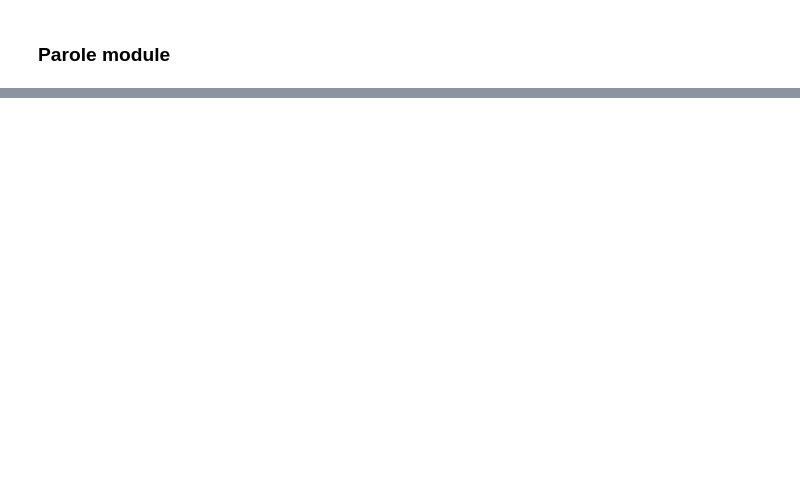
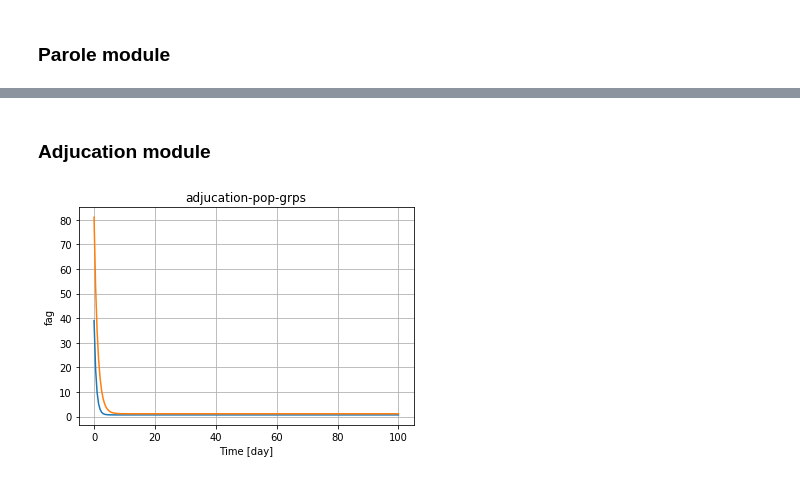
Before and after one commit to dpploy/cortix-nb, a Jupyter notebook: run_justice.ipynb, the cells around one changed output, grey strips where cells are left out. Saved outputs shown, nothing was run; the diff lists cells and outputs as text; code cells hidden in the pictures; blank space fills up the shorter version.

```diff
--- a/run_justice.ipynb
+++ b/run_justice.ipynb
@@ -273,6 +283,7 @@ cortix.modules
 
 prison=cortix.modules[0]
 parole=cortix.modules[1]
+adjucation=cortix.modules[2]
 # %% [markdown]
 ### Prison module<a id="prison"></a>
 # %%
@@ -301,0 +313,13 @@ plt.show()
+# %% [markdown]
+### Adjucation module<a id="parole"></a>
+# %%
+'''Adjucation Module State'''
+
+population_phase = adjucation.state
+(fag_quant, time_unit) = population_phase.get_quantity_history('fag')
+
+fag_quant.plot( x_scaling=1/const.day, x_label='Time [day]')
+plt.grid()
+plt.show()
+# %% [output]
+[figure, added]
```
Also changed, not shown: parts of 8 cells of this notebook.
